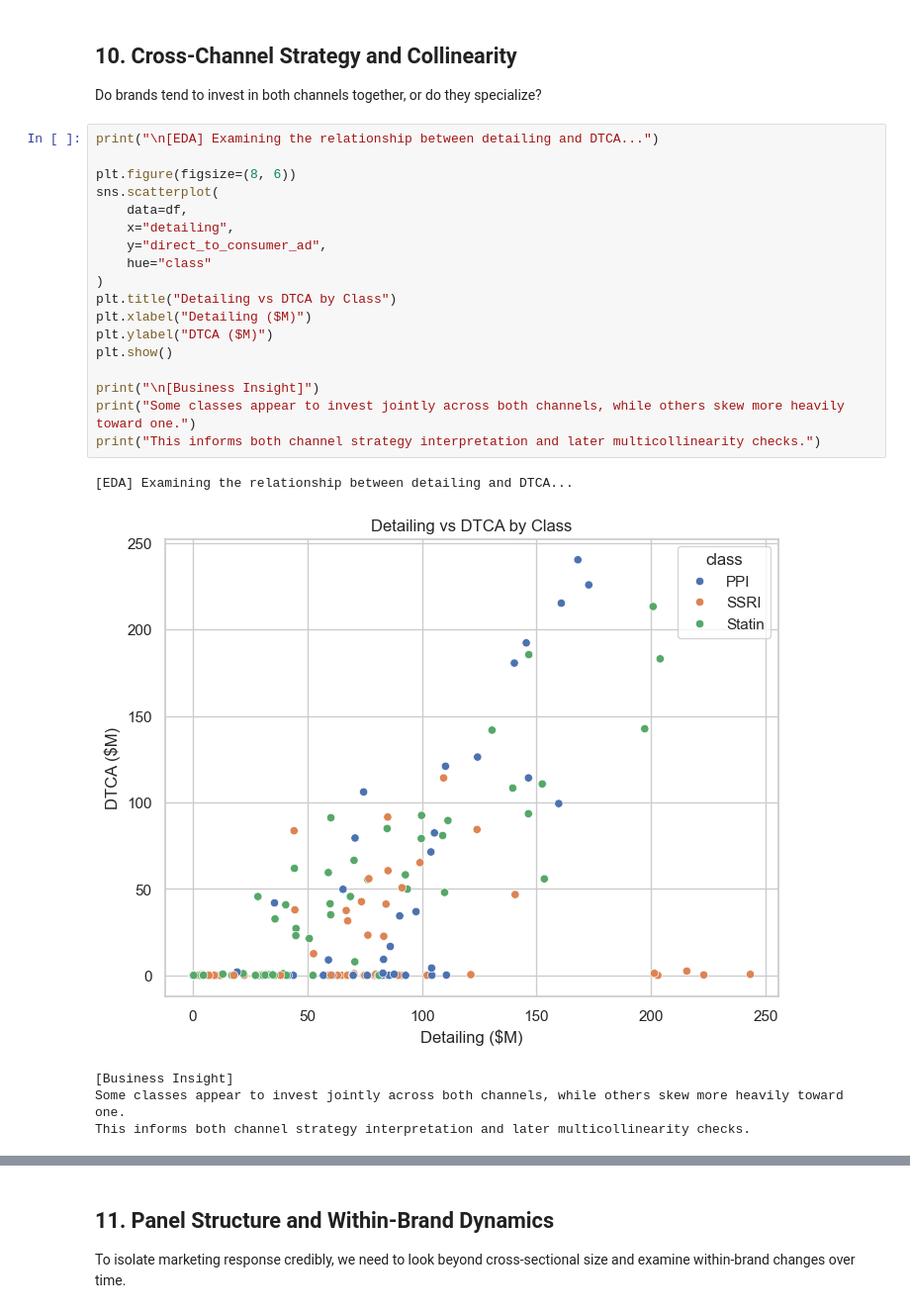
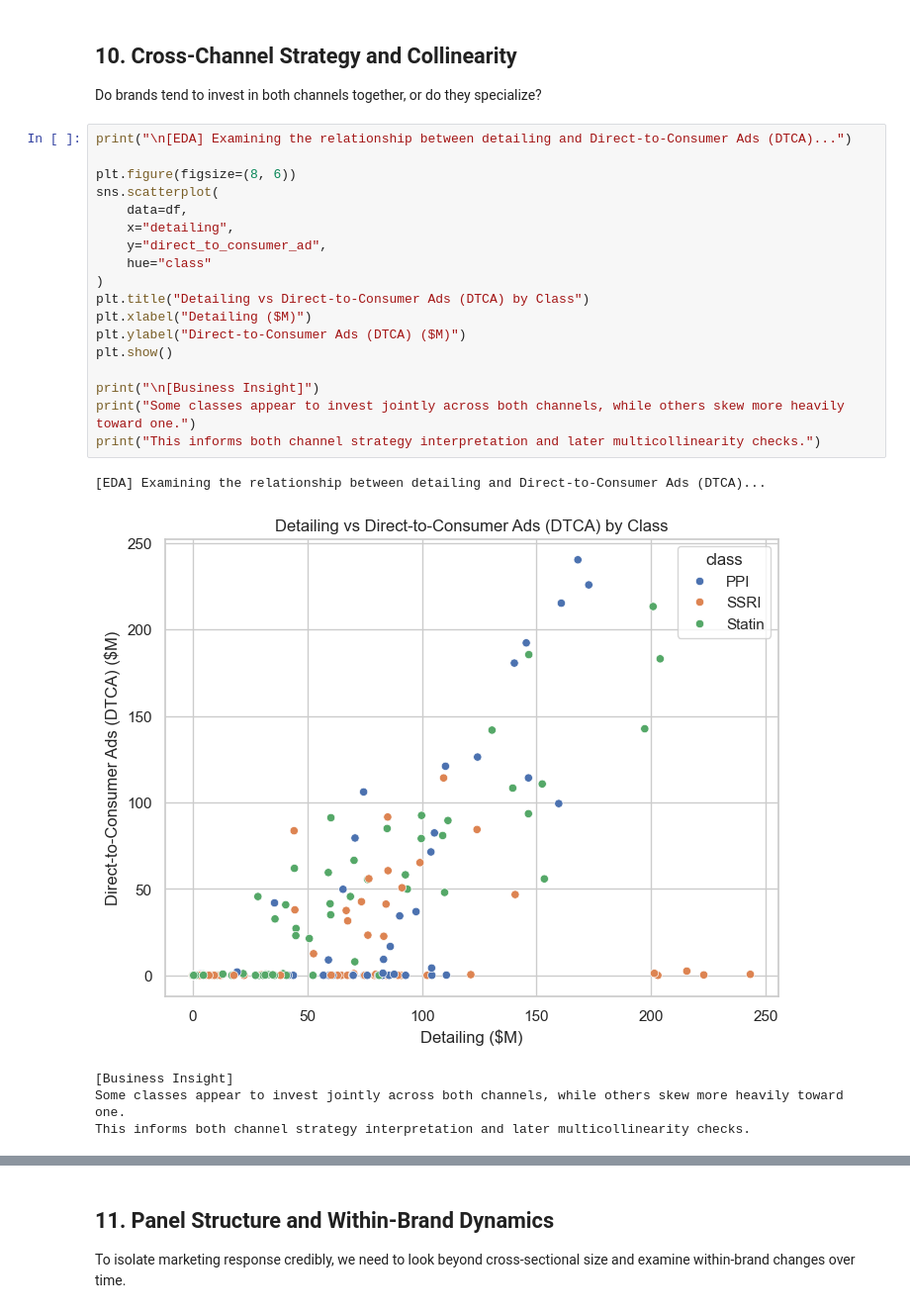
Before and after one commit to deenuy/mmai-marketing-rx-sales-forecasting, a Jupyter notebook: 01_eda_v4.ipynb, the cells around one changed output, grey strips where cells are left out. Shown at 99% size. Drawn from its saved outputs; the diff is of its cells as text.

```diff
--- a/01_eda_v4.ipynb
+++ b/01_eda_v4.ipynb
@@ -872,26 +922,26 @@ This supports testing class interaction terms in the parametric model.
 ## 10. Cross-Channel Strategy and Collinearity
 Do brands tend to invest in both channels together, or do they specialize?
 # %%
-print("\n[EDA] Examining the relationship between detailing and DTCA...")
+print("\n[EDA] Examining the relationship between detailing and Direct-to-Consumer Ads (DTCA)...")
 
 plt.figure(figsize=(8, 6))
 sns.scatterplot(
     data=df,
     x="detailing",
     y="direct_to_consumer_ad",
     hue="class"
 )
-plt.title("Detailing vs DTCA by Class")
+plt.title("Detailing vs Direct-to-Consumer Ads (DTCA) by Class")
 plt.xlabel("Detailing ($M)")
-plt.ylabel("DTCA ($M)")
+plt.ylabel("Direct-to-Consumer Ads (DTCA) ($M)")
 plt.show()
 
 print("\n[Business Insight]")
 print("Some classes appear to invest jointly across both channels, while others skew more heavily toward one.")
 print("This informs both channel strategy interpretation and later multicollinearity checks.")
 # %% [output]
-[EDA] Examining the relationship between detailing and DTCA...
+[EDA] Examining the relationship between detailing and Direct-to-Consumer Ads (DTCA)...
-[figure, old version]
+[figure, new version]
 [Business Insight]
 Some classes appear to invest jointly across both channels, while others skew more heavily toward one.
 This informs both channel strategy interpretation and later multicollinearity checks.
```
Also changed, not shown: parts of 30 cells of this notebook, 1 other file.
